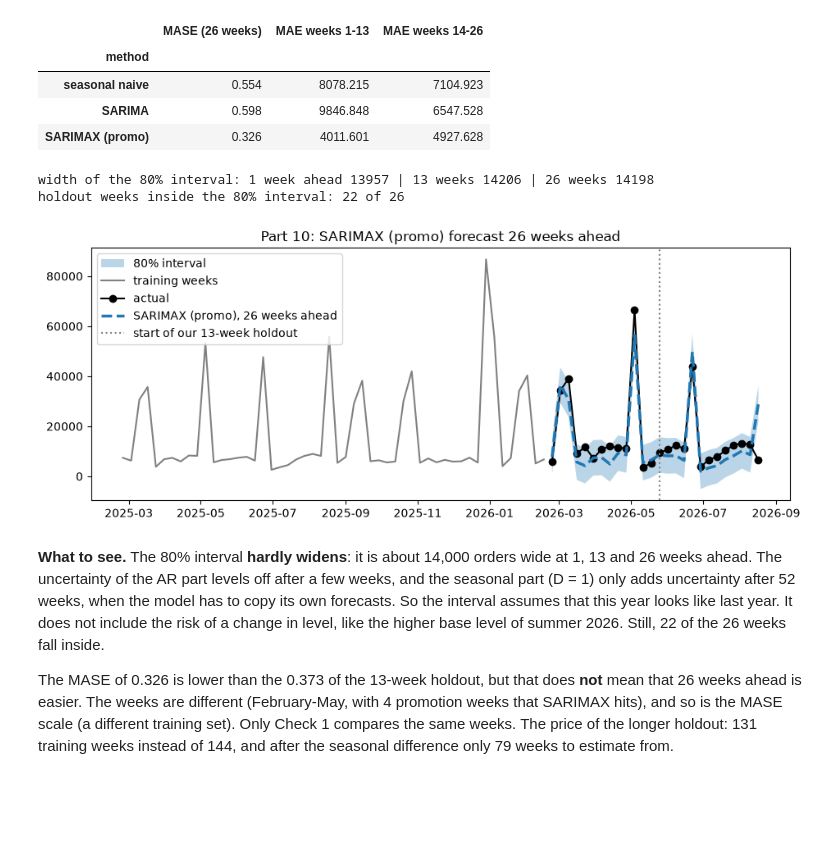
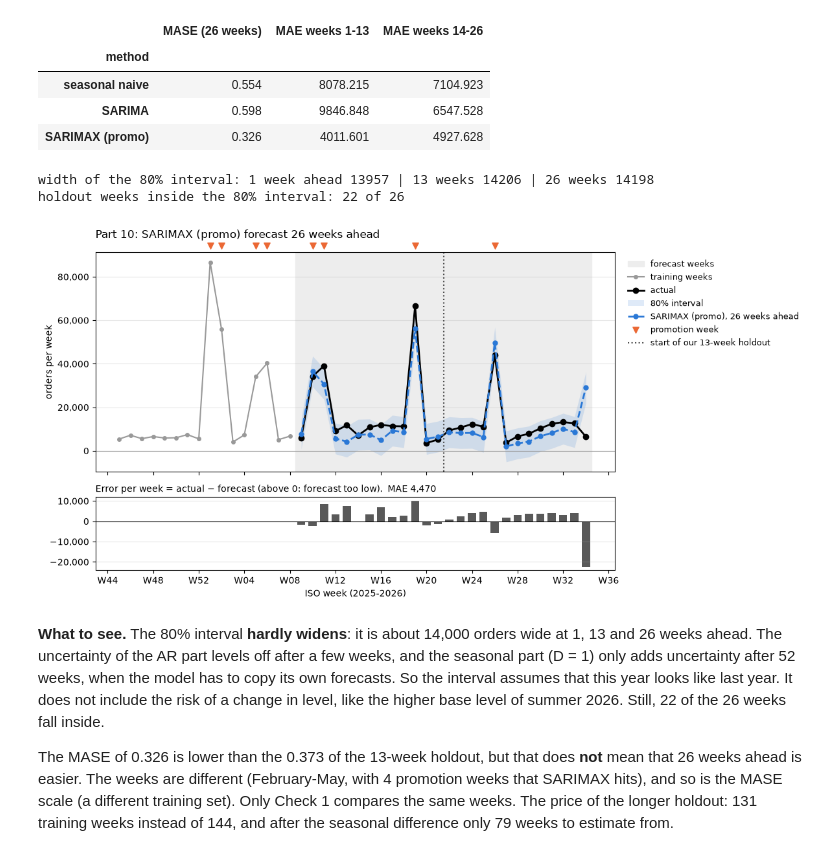
Before and after one commit to andr322a/arla-forecasting-challenge, a Jupyter notebook: forecasting_step_by_step.ipynb, the cells around one changed output. Drawn from its saved outputs; the diff is of its cells as text; code cells hidden in the pictures; blank space fills up the shorter version.

```diff
--- a/forecasting_step_by_step.ipynb
+++ b/forecasting_step_by_step.ipynb
@@ -855,24 +916,25 @@ pd.DataFrame(rows).set_index("method").round(3)
 # %%
 ci26 = 1000 * f_sarimax26.conf_int(alpha=0.2)                          # the 80% interval, in orders
 width = ci26.iloc[:, 1] - ci26.iloc[:, 0]
 inside = (test26 >= ci26.iloc[:, 0]) & (test26 <= ci26.iloc[:, 1])
 print("width of the 80% interval: 1 week ahead", round(width.iloc[0]), "| 13 weeks", round(width.iloc[12]),
       "| 26 weeks", round(width.iloc[25]))
 print("holdout weeks inside the 80% interval:", int(inside.sum()), "of", H26)
 
-fig, ax = plt.subplots(figsize=(11, 4))
-ax.fill_between(test26.index, ci26.iloc[:, 0], ci26.iloc[:, 1], alpha=0.3, label="80% interval")
-ax.plot(train26.iloc[-52:], color="grey", label="training weeks")
-ax.plot(test26, marker="o", color="black", label="actual")
-ax.plot(test26.index, forecasts26["SARIMAX (promo)"], ls="--", lw=2.5, label="SARIMAX (promo), 26 weeks ahead")
-ax.axvline(test.index[0], color="grey", ls=":", label="start of our 13-week holdout")
-ax.set_title("Part 10: SARIMAX (promo) forecast 26 weeks ahead"); ax.legend(loc="upper left")
+fig, (ax, ax_err) = plt.subplots(2, 1, figsize=(12, 6), sharex=True, gridspec_kw={"height_ratios": [3, 1]})
+draw_forecast(ax, train26, test26, forecasts26["SARIMAX (promo)"], "SARIMAX (promo), 26 weeks ahead", ci26, tick_every=4)
+ax.axvline(test.index[0] - pd.Timedelta(days=3.5), color="0.3", ls=":", lw=1.5, label="start of our 13-week holdout")
+ax.set_title("Part 10: SARIMAX (promo) forecast 26 weeks ahead", loc="left", pad=16)
+ax.legend(**LEGEND)
+draw_errors(ax_err, test26, forecasts26["SARIMAX (promo)"])
+ax_err.set_xlabel("ISO week (2025-2026)")
+fig.tight_layout()
 fig.savefig(RESULTS / "nb_26_week_forecast.png", dpi=130, bbox_inches="tight")
 plt.show()
 # %% [output]
 width of the 80% interval: 1 week ahead 13957 | 13 weeks 14206 | 26 weeks 14198
 holdout weeks inside the 80% interval: 22 of 26
-[figure, old version]
+[figure, new version]
 # %% [markdown]
 **What to see.** The 80% interval **hardly widens**: it is about 14,000 orders wide at 1, 13 and 26 weeks ahead. The uncertainty of the AR part levels off after a few weeks, and the seasonal part (D = 1) only adds uncertainty after 52 weeks, when the model has to copy its own forecasts. So the interval assumes that this year looks like last year. It does not include the risk of a change in level, like the higher base level of summer 2026. Still, 22 of the 26 weeks fall inside.
 
```
Also changed, not shown: parts of 9 cells of this notebook.
